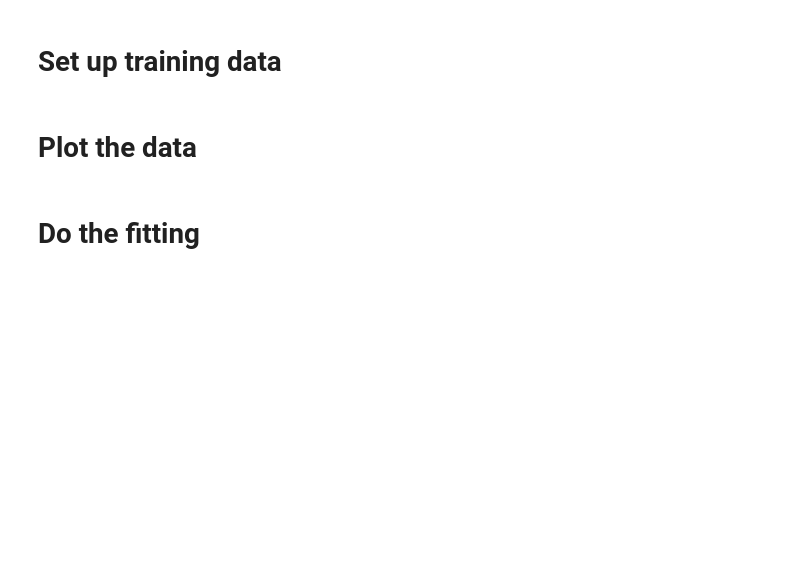
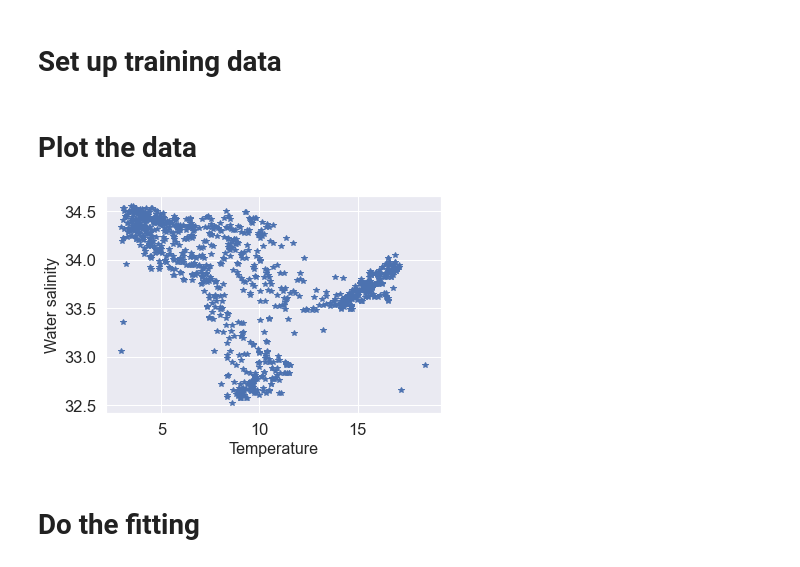
Before and after one commit to mikhailiuk/medium, a Jupyter notebook: MAD-analysis/MAD-analysis.ipynb, the cells around one changed output. Saved outputs shown, nothing was run; the diff lists cells and outputs as text; code cells hidden in the pictures; blank space fills up the shorter version.

```diff
--- a/MAD-analysis/MAD-analysis.ipynb
+++ b/MAD-analysis/MAD-analysis.ipynb
@@ -21,9 +21,11 @@ salinity = salinity[1500:2500]
 # Plot the data
 # %%
 plt.figure()
-plt.plot(salinity['Salnty'], salinity['T_degC'],'*')
-plt.ylabel('Temperature')
-plt.xlabel('Water salinity');
+plt.plot(salinity['T_degC'], salinity['Salnty'],'*')
+plt.xlabel('Temperature', size=16)
+plt.ylabel('Water salinity', size=16);
+# %% [output]
+[figure, added]
 # %% [markdown]
 # Do the fitting
 # %%
```
Also changed, not shown: parts of 8 cells of this notebook.
